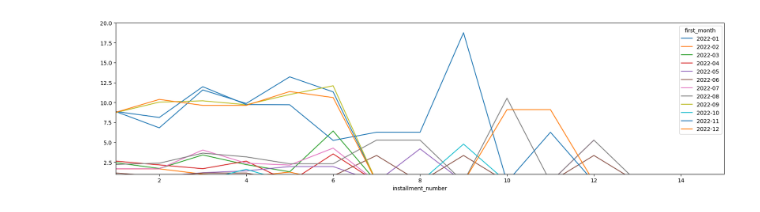
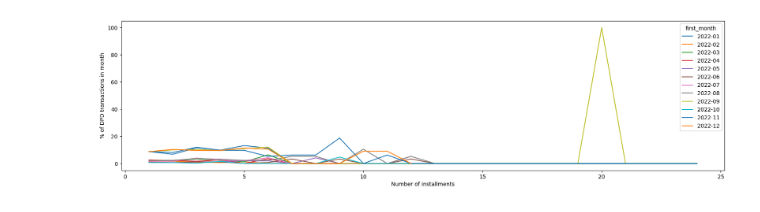
Before and after one commit to karciszuk/vbassigment, a Jupyter notebook: notebooks/vintage.ipynb, the cells around one changed output. Cells and saved outputs as stored; diff of their text form; code cells hidden in the pictures.

```diff
--- a/notebooks/vintage.ipynb
+++ b/notebooks/vintage.ipynb
@@ -40,8 +27,11 @@ dpd_df["dpd90_pct"] = dpd_df["dpd90"] * 100
 # %%
 dpd_df = dpd_df[dpd_df["first_month"].astype(str).str[:4] == "2022"]
 
 dpd_df.pivot(index="installment_number", columns="first_month", values="dpd90_pct").plot(
-    kind="line", ylim=(1, 20), xlim=(1, 15), figsize=(20, 5)
-);
+    kind="line", figsize=(20, 5)
+)
+
+plt.xlabel("Number of installments")
+plt.ylabel("% of DPD transactions in month");
 # %% [output]
-[figure, old version]
+[figure, new version]
```
Also changed, not shown: parts of 2 cells of this notebook, 7 other files.
